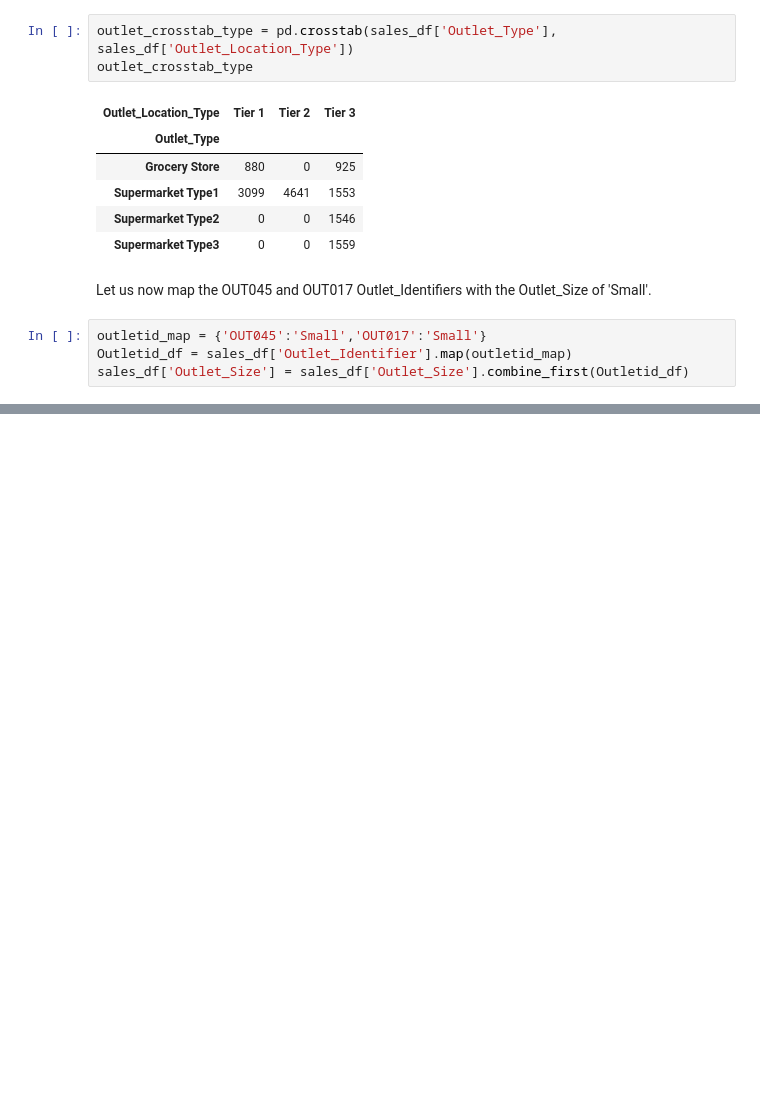
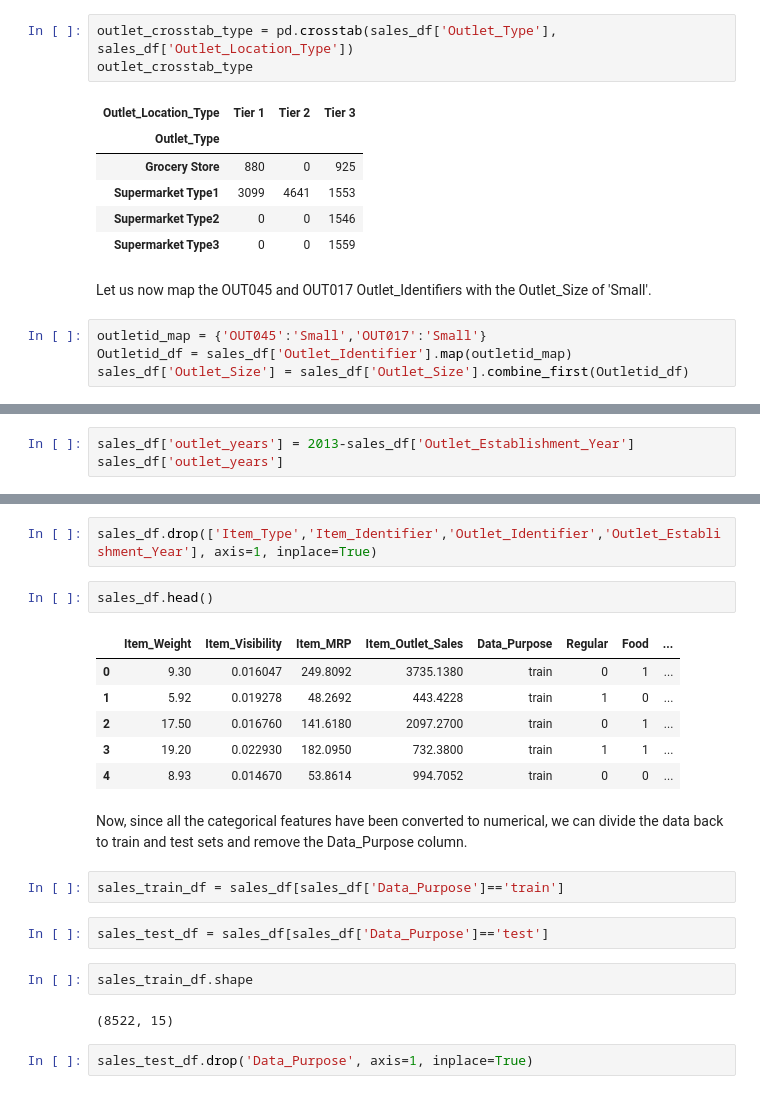
Before and after one commit to ayg15/bigmart-sales, a Jupyter notebook: Big Mart Sales Prediction.ipynb, the cells around one changed output, grey strips where cells are left out. Saved outputs shown, nothing was run; the diff lists cells and outputs as text; blank space fills up the shorter version.

```diff
--- a/Big Mart Sales Prediction.ipynb
+++ b/Big Mart Sales Prediction.ipynb
@@ -505,0 +648,3 @@ sales_df['Item_Visibility'].isnull().sum()
+# %%
+sales_df['outlet_years'] = 2013-sales_df['Outlet_Establishment_Year']
+sales_df['outlet_years']
@@ -505,0 +683,23 @@ sales_df['Item_Visibility'].isnull().sum()
+# %%
+sales_df.drop(['Item_Type','Item_Identifier','Outlet_Identifier','Outlet_Establishment_Year'], axis=1, inplace=True)
+# %%
+sales_df.head()
+# %% [output]
+|  | Item_Weight | Item_Visibility | Item_MRP | Item_Outlet_Sales | Data_Purpose | Regular | Food | ... |
+| 0 | 9.30 | 0.016047 | 249.8092 | 3735.1380 | train | 0 | 1 | ... |
+| 1 | 5.92 | 0.019278 | 48.2692 | 443.4228 | train | 1 | 0 | ... |
+| 2 | 17.50 | 0.016760 | 141.6180 | 2097.2700 | train | 0 | 1 | ... |
+| 3 | 19.20 | 0.022930 | 182.0950 | 732.3800 | train | 1 | 1 | ... |
+| 4 | 8.93 | 0.014670 | 53.8614 | 994.7052 | train | 0 | 0 | ... |
+# %% [markdown]
+Now, since all the categorical features have been converted to numerical, we can divide the data back to train and test sets and remove the Data_Purpose column.
+# %%
+sales_train_df = sales_df[sales_df['Data_Purpose']=='train']
+# %%
+sales_test_df = sales_df[sales_df['Data_Purpose']=='test']
+# %%
+sales_train_df.shape
+# %% [output]
+(8522, 15)
+# %%
+sales_test_df.drop('Data_Purpose', axis=1, inplace=True)
```
Also changed, not shown: parts of 44 cells of this notebook.
